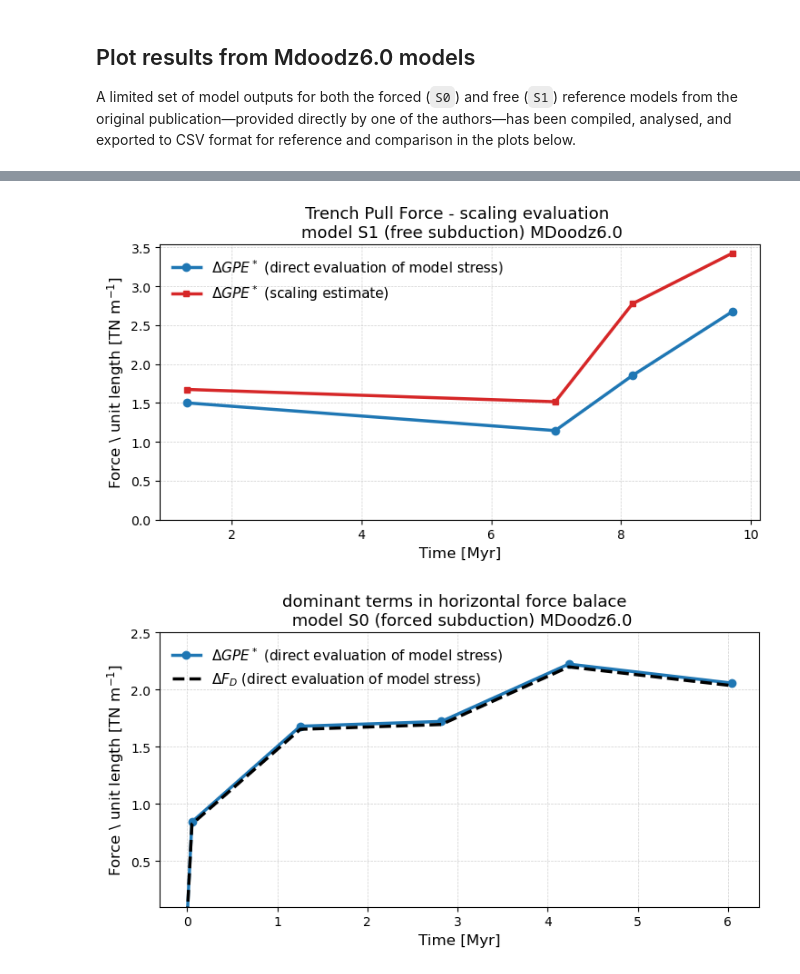
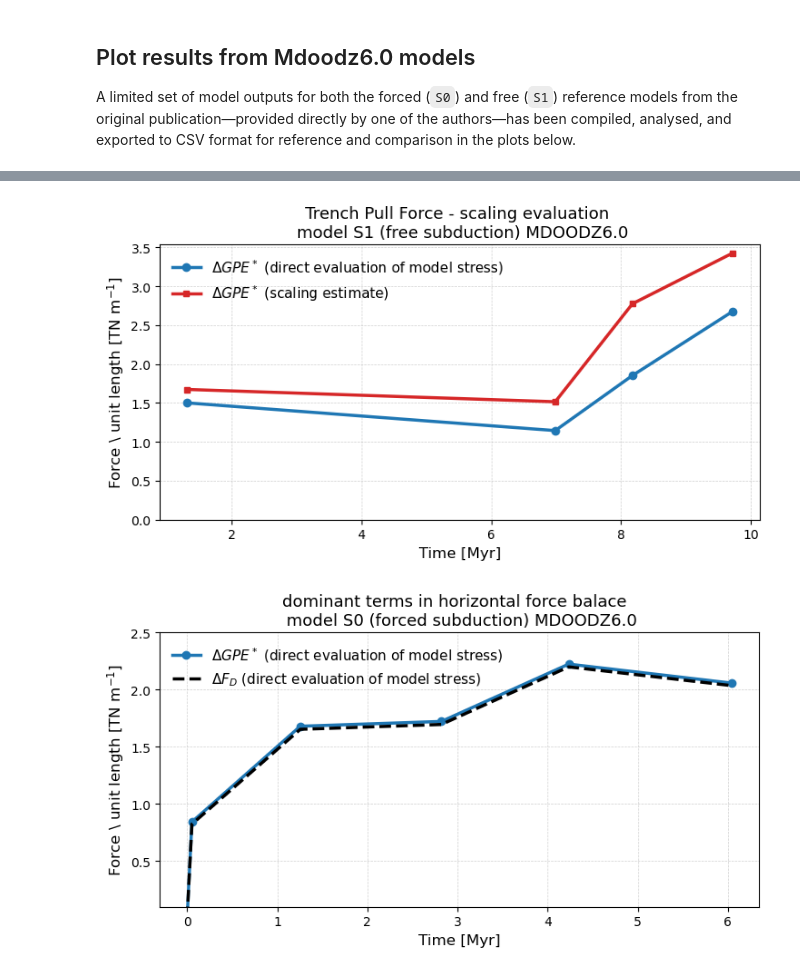
Before and after one commit to dansand/trench_pull_force, a Jupyter notebook: model_analysis/run_temporal_analysis.ipynb, the cells around one changed output, grey strips where cells are left out. Cells and saved outputs as stored; diff of their text form; code cells hidden in the pictures.

```diff
--- a/model_analysis/run_temporal_analysis.ipynb
+++ b/model_analysis/run_temporal_analysis.ipynb
@@ -295,35 +296,35 @@ plt.show()
 # ΔGPE*(xᵢ) vs time — direct model vs scaling estimate
 fig, ax = plt.subplots(figsize=(7.5, 4.2))
 
 # Direct model result — deep blue
 ax.plot(
     dfS1["time_Myr"], dfS1["delta_gpe"],
     marker='o', color='#1f77b4', lw=2.5, ms=6,
     label=r'$\Delta GPE^*$ (direct evaluation of model stress)'
 )
 
 # Scaling estimate — strong orange
 ax.plot(
     dfS1["time_Myr"], dfS1["trench_gpe_est"],
     marker='s', color='#d62728', lw=2.5, ms=5,
     label=r'$\Delta GPE^*$ (scaling estimate)'
 )
 
 # Labels and title
 ax.set_xlabel("Time [Myr]", fontsize=12)
 ax.set_ylabel(r"Force \ unit length [TN m$^{-1}$]", fontsize=12)
-ax.set_title("Trench Pull Force - scaling evaluation \n model S1 (free subduction) MDoodz6.0", fontsize=13)
+ax.set_title("Trench Pull Force - scaling evaluation \n model S1 (free subduction) MDOODZ6.0", fontsize=13)
 
 # Aesthetics
 ax.grid(True, which='both', ls='--', lw=0.5, alpha=0.6)
 ax.tick_params(axis='both', labelsize=10)
 ax.set_ylim(bottom=0)
 ax.legend(frameon=False, fontsize=11, loc='upper left')
 
 fig.tight_layout()
 plt.show()
 # %% [output]
-[figure, old version]
+[figure, new version]
 # %%
 # ΔGPE*(xᵢ) vs time — direct model vs scaling estimate
 fig, ax = plt.subplots(figsize=(7.5, 4.2))
@@ -344,7 +345,7 @@ ax.plot(
 # Labels and title
 ax.set_xlabel("Time [Myr]", fontsize=12)
 ax.set_ylabel(r"Force \ unit length [TN m$^{-1}$]", fontsize=12)
-ax.set_title("dominant terms in horizontal force balace  \n model S0 (forced subduction) MDoodz6.0", fontsize=13)
+ax.set_title("dominant terms in horizontal force balace  \n model S0 (forced subduction) MDOODZ6.0", fontsize=13)
 
 # Aesthetics
 ax.grid(True, which='both', ls='--', lw=0.5, alpha=0.6)
@@ -355,7 +356,7 @@ ax.legend(frameon=False, fontsize=11, loc='upper left')
 fig.tight_layout()
 plt.show()
 # %% [output]
-[figure, old version]
+[figure, new version]
 # %%
 # ΔGPE*(xᵢ) vs time — direct model vs scaling estimate
 fig, ax = plt.subplots(figsize=(7.5, 4.2))
```
Also changed, not shown: parts of 7 cells of this notebook, 1 other file.
